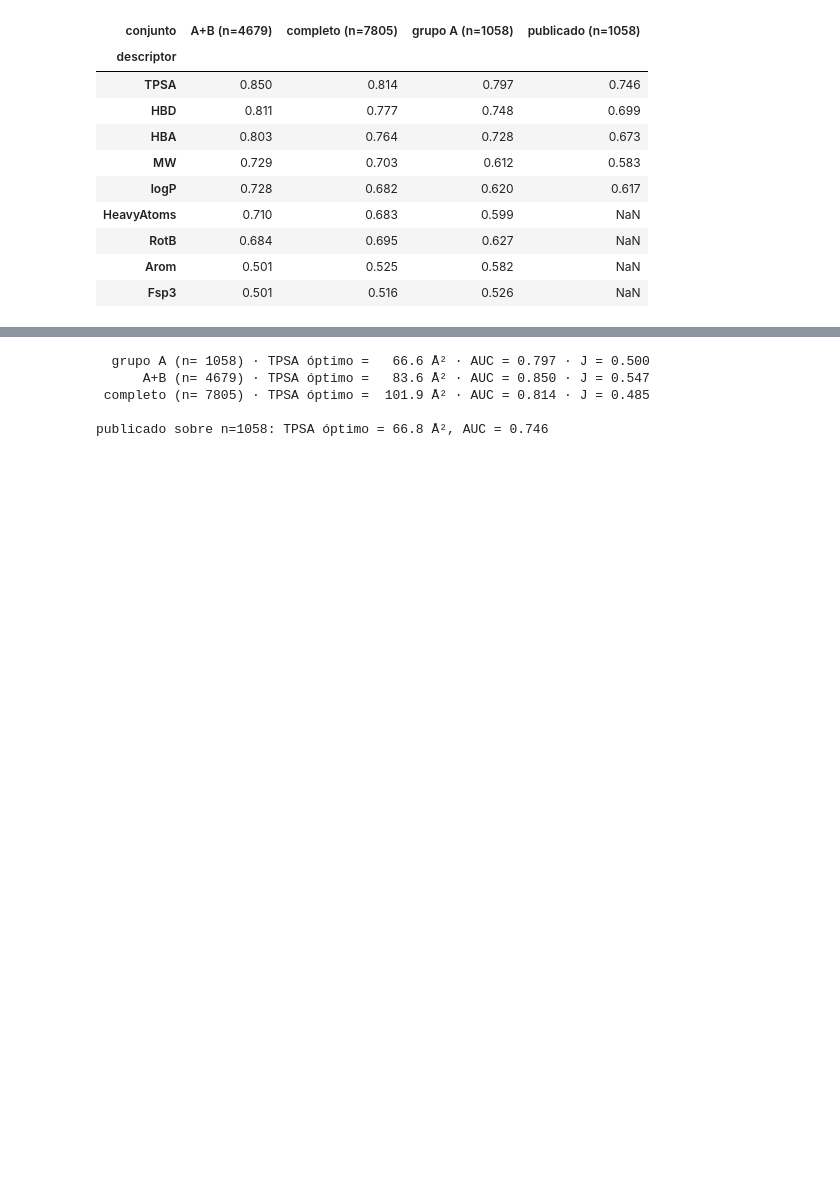
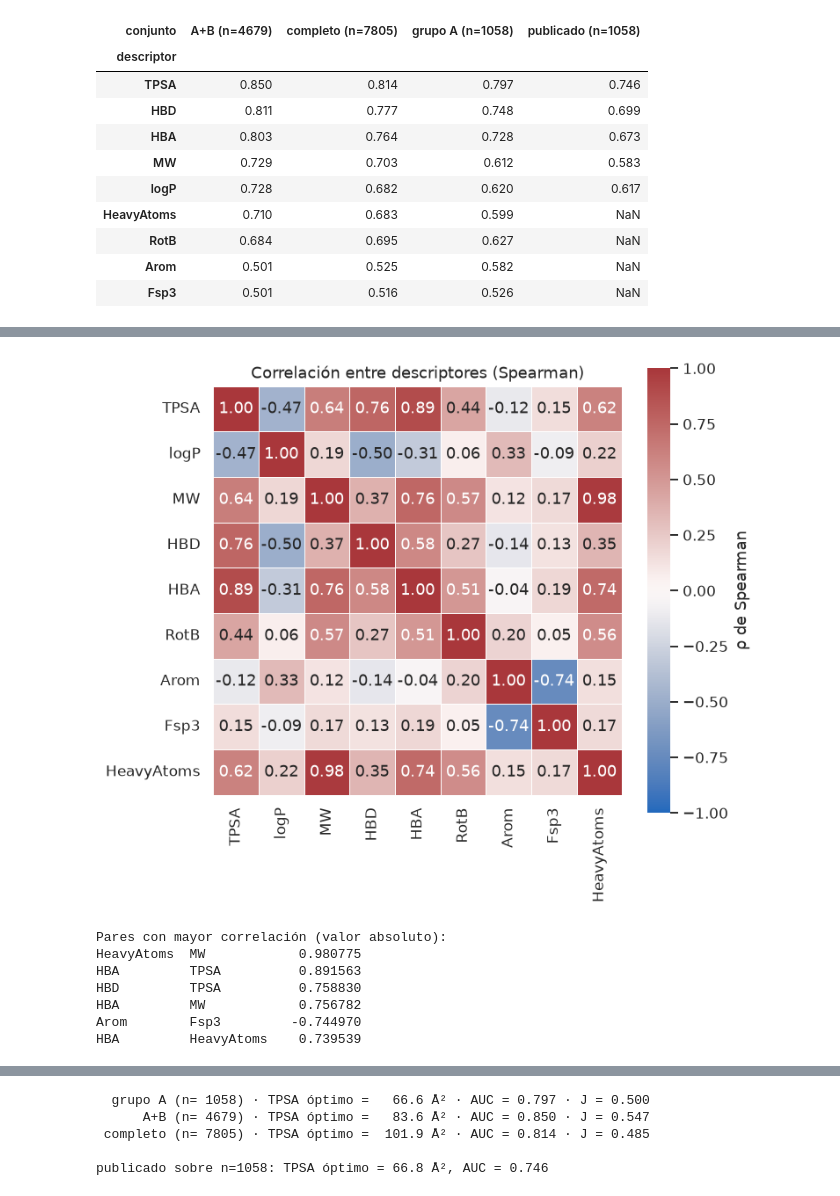
Before and after one commit to AntonioVazquezMartinez/Bioactive-AI, a Jupyter notebook: notebooks/01_EDA.ipynb, the cells around one changed output, grey strips where cells are left out. Saved outputs shown, nothing was run; the diff lists cells and outputs as text; code cells hidden in the pictures; blank space fills up the shorter version.

```diff
--- a/notebooks/01_EDA.ipynb
+++ b/notebooks/01_EDA.ipynb
@@ -374,0 +427,25 @@ tabla.sort_values(tabla.columns[0], ascending=False)
+# %%
+cols = ["TPSA","logP","MW","HBD","HBA","RotB","Arom","Fsp3","HeavyAtoms"]
+# Spearman, no Pearson: HBD/HBA/RotB/Arom son conteos enteros de distribución sesgada,
+# y Spearman capta relaciones monótonas sin asumir linealidad ni normalidad.
+corr = b3db[cols].corr(method="spearman")
+
+fig, ax = plt.subplots(figsize=(7, 6))
+sns.heatmap(corr, annot=True, fmt=".2f", cmap="vlag", center=0, vmin=-1, vmax=1,
+            square=True, linewidths=.5, cbar_kws={"label": "ρ de Spearman"}, ax=ax)
+ax.set_title("Correlación entre descriptores (Spearman)")
+plt.tight_layout(); plt.show()
+
+pares = corr.where(~np.eye(len(cols), dtype=bool)).unstack().dropna()
+pares = pares[pares.index.map(lambda x: x[0] < x[1])].sort_values(key=abs, ascending=False)
+print("Pares con mayor correlación (valor absoluto):")
+print(pares.head(6).to_string())
+# %% [output]
+[figure, added]
+Pares con mayor correlación (valor absoluto):
+HeavyAtoms  MW            0.980775
+HBA         TPSA          0.891563
+HBD         TPSA          0.758830
+HBA         MW            0.756782
+Arom        Fsp3         -0.744970
+HBA         HeavyAtoms    0.739539
```
Also changed, not shown: parts of 22 cells of this notebook, 8 other files.
